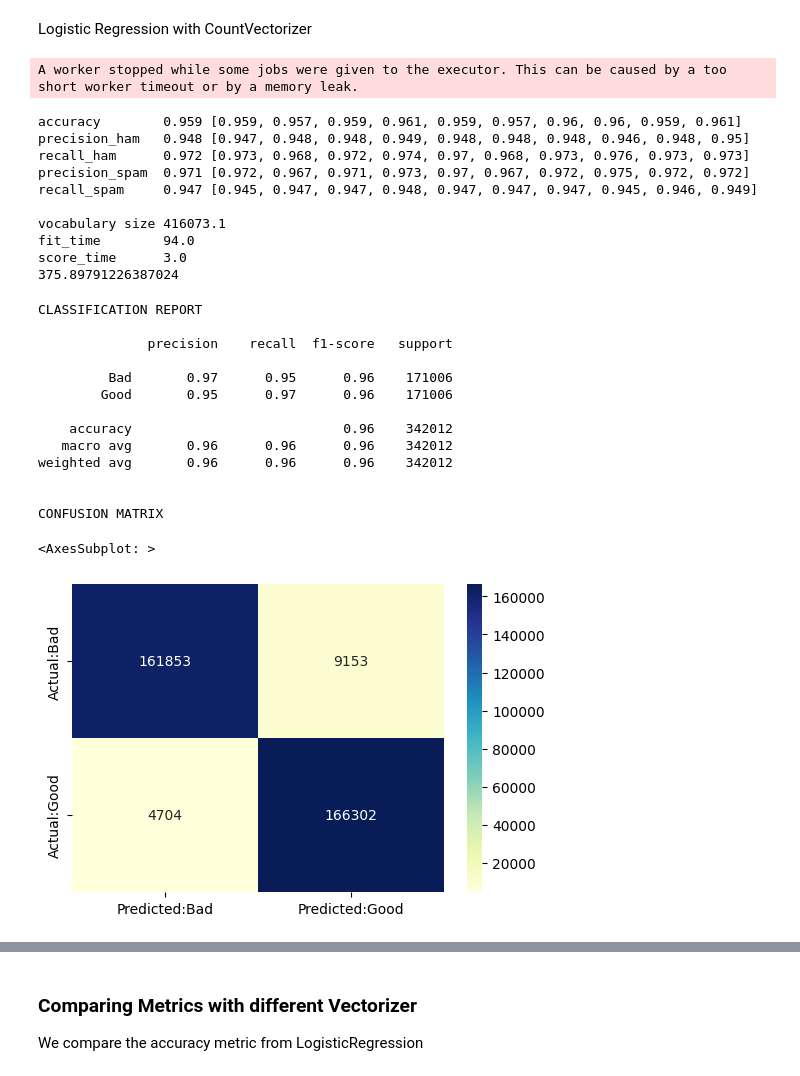
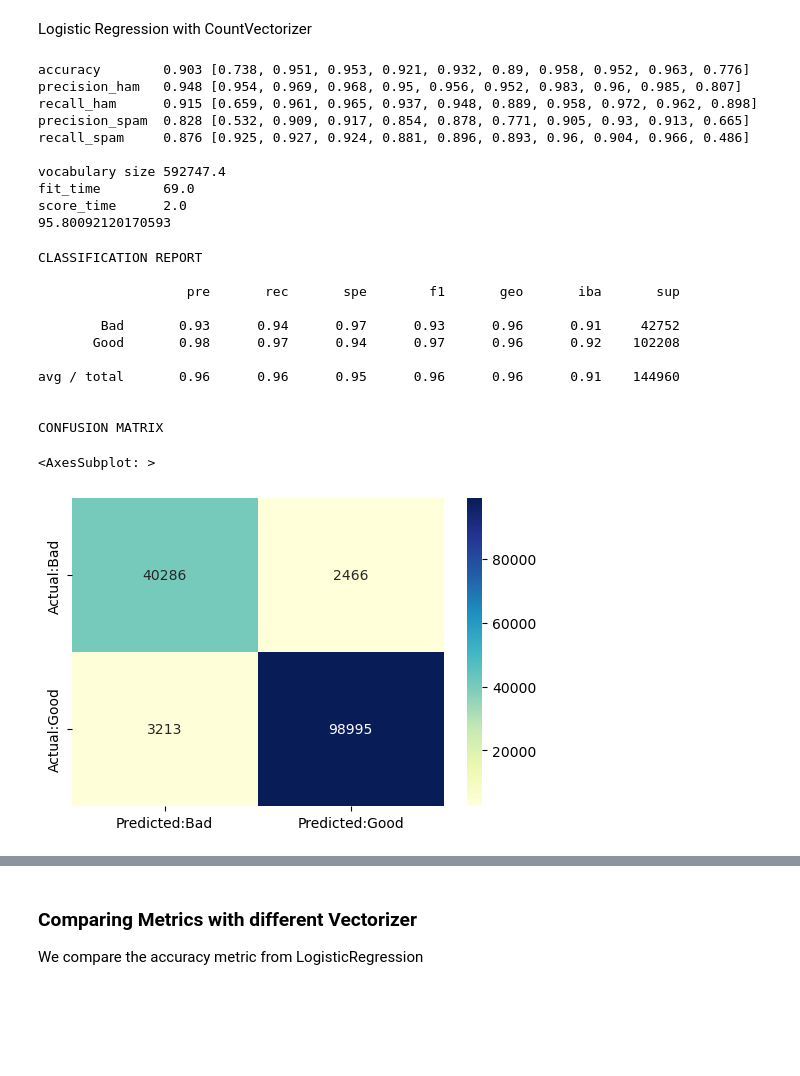
Before and after one commit to giacomovitangeli/phishing-detection, a Jupyter notebook: phishing_detection.ipynb, the cells around one changed output, grey strips where cells are left out. Drawn from its saved outputs; the diff is of its cells as text; code cells hidden in the pictures; blank space fills up the shorter version.

```diff
--- a/phishing_detection.ipynb
+++ b/phishing_detection.ipynb
@@ -303,0 +311,9 @@ undersampled_df.sample(10)
+# %%
+# KFold cross_validate
+n_folds = 10
+# instead of Kfold()
+kf = StratifiedKFold(n_folds)
+
+y = df.Label
+y=y.astype('int')
+y
@@ -326,11 +415,14 @@ kf = KFold(n_folds)
 Logistic Regression with TfidfVectorizer
 # %%
 start = time()
-pipe = Pipeline([('vect', TfidfVectorizer(stop_words = stopwords)), ('clf', LogisticRegression())])
-y_pred = cross_val_predict(pipe, undersampled_df.Content.values, under_label, cv=kf)
+pipe = Pipeline([('vect', TfidfVectorizer(stop_words = stopwords)), ('samp', RandomUnderSampler()), ('clf', LogisticRegression())])
+model = make_pipeline_imb(pipe)
+model.fit(X_train, y_train)
+y_pred = model.predict(X_test)
+
 LR_tfidf = cross_validate(pipe,
-                         undersampled_df.Content.values,
-                         under_label,
+                         df.Content.values,
+                         y,
                          scoring = {'precision_ham': make_scorer(precision_score,pos_label = 1),
                                     'precision_spam': make_scorer(precision_score,pos_label = 0),
                                     'recall_ham': make_scorer(recall_score,pos_label = 1),
@@ -406,11 +497,15 @@ plt.show()
 Logistic Regression with CountVectorizer
 # %%
 start = time()
-pipe = Pipeline([('vect', CountVectorizer(stop_words = stopwords)), ('clf', LogisticRegression())])
-y_pred = cross_val_predict(pipe, undersampled_df.Content.values, under_label, cv=kf)
+pipe = Pipeline([('vect', CountVectorizer(stop_words = stopwords)), ('samp', RandomUnderSampler()), ('clf', LogisticRegression())])
+
+model = make_pipeline_imb(pipe)
+model.fit(X_train, y_train)
+y_pred = model.predict(X_test)
+
 LR_cvect = cross_validate(pipe,
-                         undersampled_df.Content.values,
-                         under_label,
+                         df.Content.values,
+                         y,
                          scoring = {'precision_ham': make_scorer(precision_score,pos_label = 1),
                                     'precision_spam': make_scorer(precision_score,pos_label = 0),
                                     'recall_ham': make_scorer(recall_score,pos_label = 1),
@@ -428,44 +523,41 @@ print_metrics(LR_cvect)
 elapsed = time()-start
 print(elapsed)
 # %% [output]
-A worker stopped while some jobs were given to the executor. This can be caused by a too short worker timeout or by a memory leak.
+accuracy        0.903 [0.738, 0.951, 0.953, 0.921, 0.932, 0.89, 0.958, 0.952, 0.963, 0.776]
+precision_ham   0.948 [0.954, 0.969, 0.968, 0.95, 0.956, 0.952, 0.983, 0.96, 0.985, 0.807]
+recall_ham      0.915 [0.659, 0.961, 0.965, 0.937, 0.948, 0.889, 0.958, 0.972, 0.962, 0.898]
+precision_spam  0.828 [0.532, 0.909, 0.917, 0.854, 0.878, 0.771, 0.905, 0.93, 0.913, 0.665]
+recall_spam     0.876 [0.925, 0.927, 0.924, 0.881, 0.896, 0.893, 0.96, 0.904, 0.966, 0.486]
+
+vocabulary size 592747.4
+fit_time        69.0
+score_time      2.0
+95.80092120170593
-accuracy        0.959 [0.959, 0.957, 0.959, 0.961, 0.959, 0.957, 0.96, 0.96, 0.959, 0.961]
-precision_ham   0.948 [0.947, 0.948, 0.948, 0.949, 0.948, 0.948, 0.948, 0.946, 0.948, 0.95]
-recall_ham      0.972 [0.973, 0.968, 0.972, 0.974, 0.97, 0.968, 0.973, 0.976, 0.973, 0.973]
-precision_spam  0.971 [0.972, 0.967, 0.971, 0.973, 0.97, 0.967, 0.972, 0.975, 0.972, 0.972]
-recall_spam     0.947 [0.945, 0.947, 0.947, 0.948, 0.947, 0.947, 0.947, 0.945, 0.946, 0.949]
-
-vocabulary size 416073.1
-fit_time        94.0
-score_time      3.0
-375.89791226387024
 # %%
-con_mat = pd.DataFrame(confusion_matrix(under_label, y_pred),
+con_mat = pd.DataFrame(confusion_matrix(y_test, y_pred),
             columns = ['Predicted:Bad', 'Predicted:Good'],
             index = ['Actual:Bad', 'Actual:Good'])
 
 print('\nCLASSIFICATION REPORT\n')
-print(classification_report(under_label, y_pred,
+print(classification_report_imbalanced(y_test, y_pred,
                             target_names =['Bad','Good']))
 
 print('\nCONFUSION MATRIX')
 plt.figure(figsize= (6,4))
 sns.heatmap(con_mat, annot = True,fmt='d',cmap="YlGnBu")
 # %% [output]
 CLASSIFICATION REPORT
 
-              precision    recall  f1-score   support
+                   pre       rec       spe        f1       geo       iba       sup
 
-         Bad       0.97      0.95      0.96    171006
-        Good       0.95      0.97      0.96    171006
+        Bad       0.93      0.94      0.97      0.93      0.96      0.91     42752
+       Good       0.98      0.97      0.94      0.97      0.96      0.92    102208
 
-    accuracy                           0.96    342012
-   macro avg       0.96      0.96      0.96    342012
-weighted avg       0.96      0.96      0.96    342012
+avg / total       0.96      0.96      0.95      0.96      0.96      0.91    144960
 
 
 CONFUSION MATRIX
 <AxesSubplot: >
-[figure, old version]
+[figure, new version]
 # %%
 # Calculate the false positive rate and true positive rate
```
Also changed, not shown: parts of 57 cells of this notebook.
